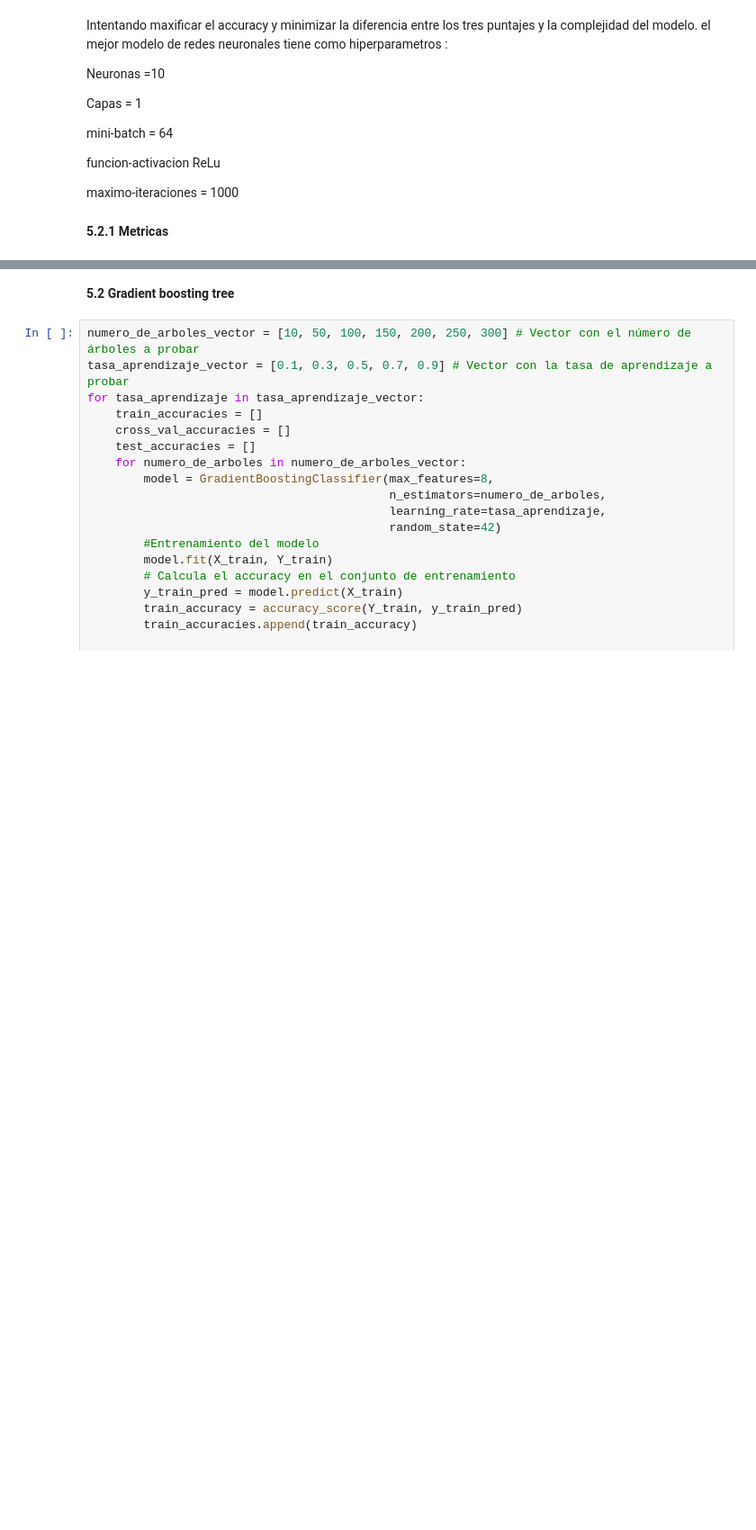
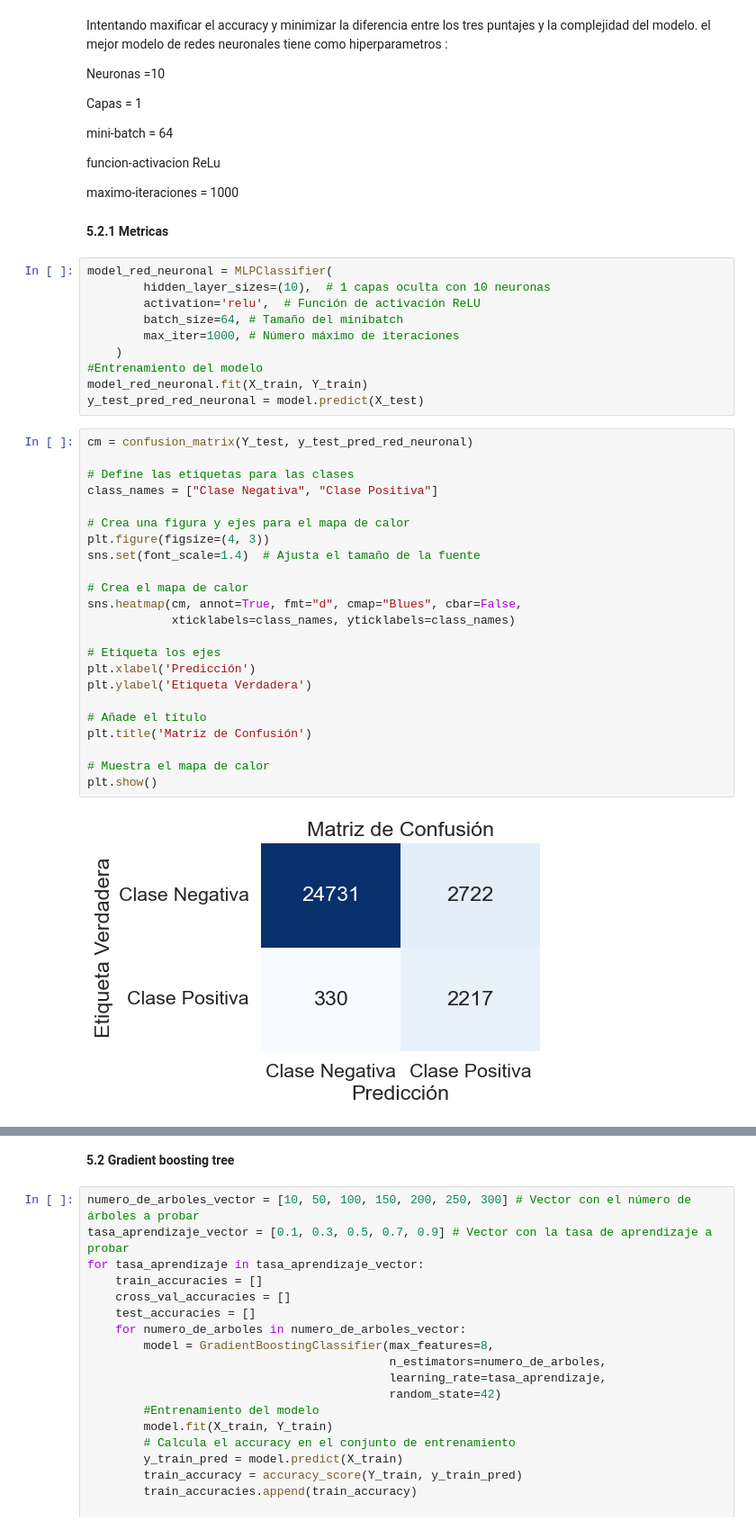
Before and after one commit to camilo-avendano1/MLDiabetes, a Jupyter notebook: Experimentos.ipynb, the cells around one changed output, grey strips where cells are left out. Shown at 90% size. Drawn from its saved outputs; the diff is of its cells as text; blank space fills up the shorter version.

Commit message:
Metricas Redes neuronales

```diff
--- a/Experimentos.ipynb
+++ b/Experimentos.ipynb
@@ -253,3 +255,38 @@ funcion-activacion ReLu
 maximo-iteraciones = 1000
 # %% [markdown]
 **5.2.1 Metricas**
+# %%
+model_red_neuronal = MLPClassifier(
+        hidden_layer_sizes=(10),  # 1 capas oculta con 10 neuronas
+        activation='relu',  # Función de activación ReLU
+        batch_size=64, # Tamaño del minibatch
+        max_iter=1000, # Número máximo de iteraciones
+    )
+#Entrenamiento del modelo
+model_red_neuronal.fit(X_train, Y_train)
+y_test_pred_red_neuronal = model.predict(X_test)
+# %%
+cm = confusion_matrix(Y_test, y_test_pred_red_neuronal)
+
+# Define las etiquetas para las clases
+class_names = ["Clase Negativa", "Clase Positiva"]
+
+# Crea una figura y ejes para el mapa de calor
+plt.figure(figsize=(4, 3))
+sns.set(font_scale=1.4)  # Ajusta el tamaño de la fuente
+
+# Crea el mapa de calor
+sns.heatmap(cm, annot=True, fmt="d", cmap="Blues", cbar=False,
+            xticklabels=class_names, yticklabels=class_names)
+
+# Etiqueta los ejes
+plt.xlabel('Predicción')
+plt.ylabel('Etiqueta Verdadera')
+
+# Añade el título
+plt.title('Matriz de Confusión')
+
+# Muestra el mapa de calor
+plt.show()
+# %% [output]
+[figure, added]
```
Also changed, not shown: parts of 2 cells of this notebook.
